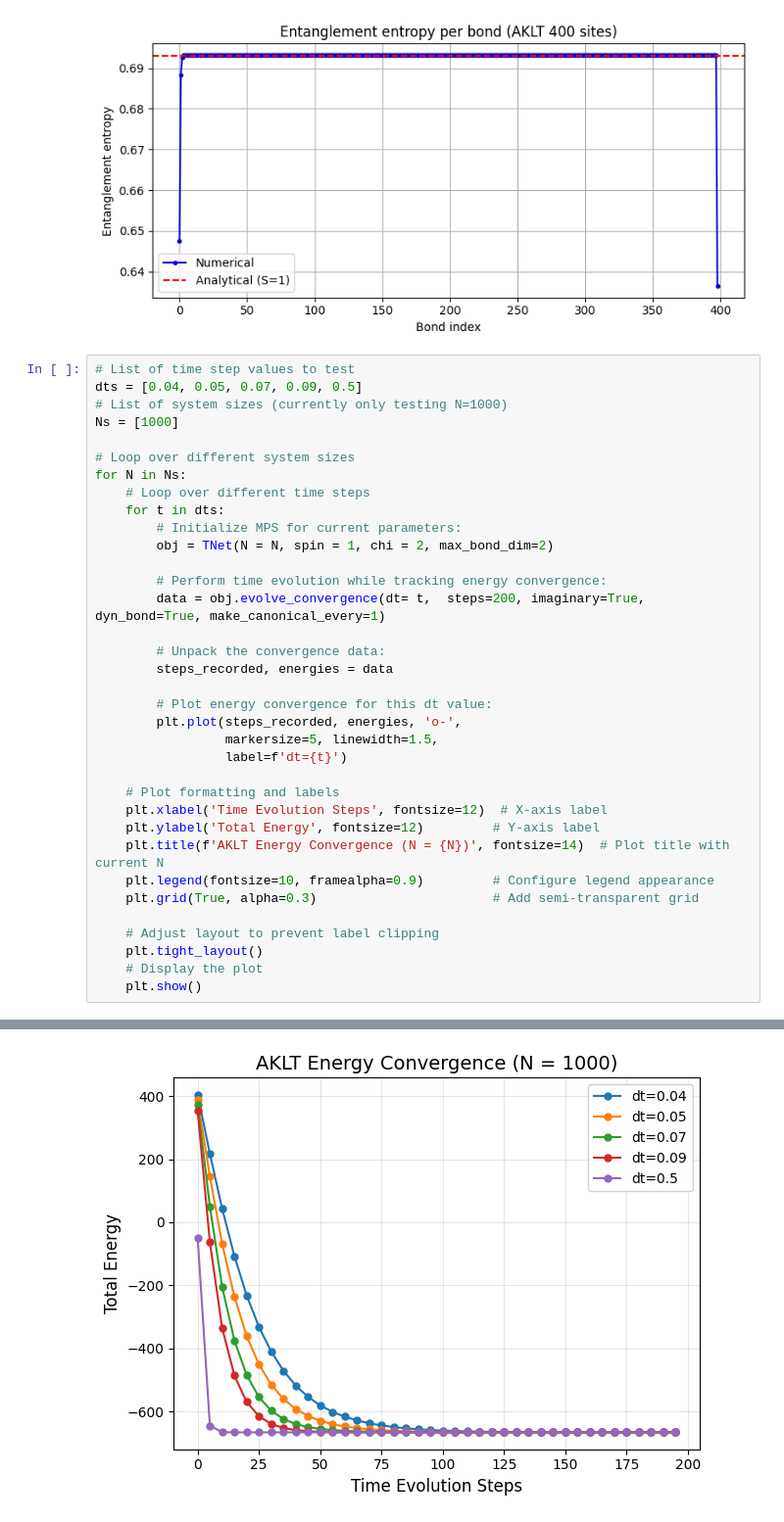
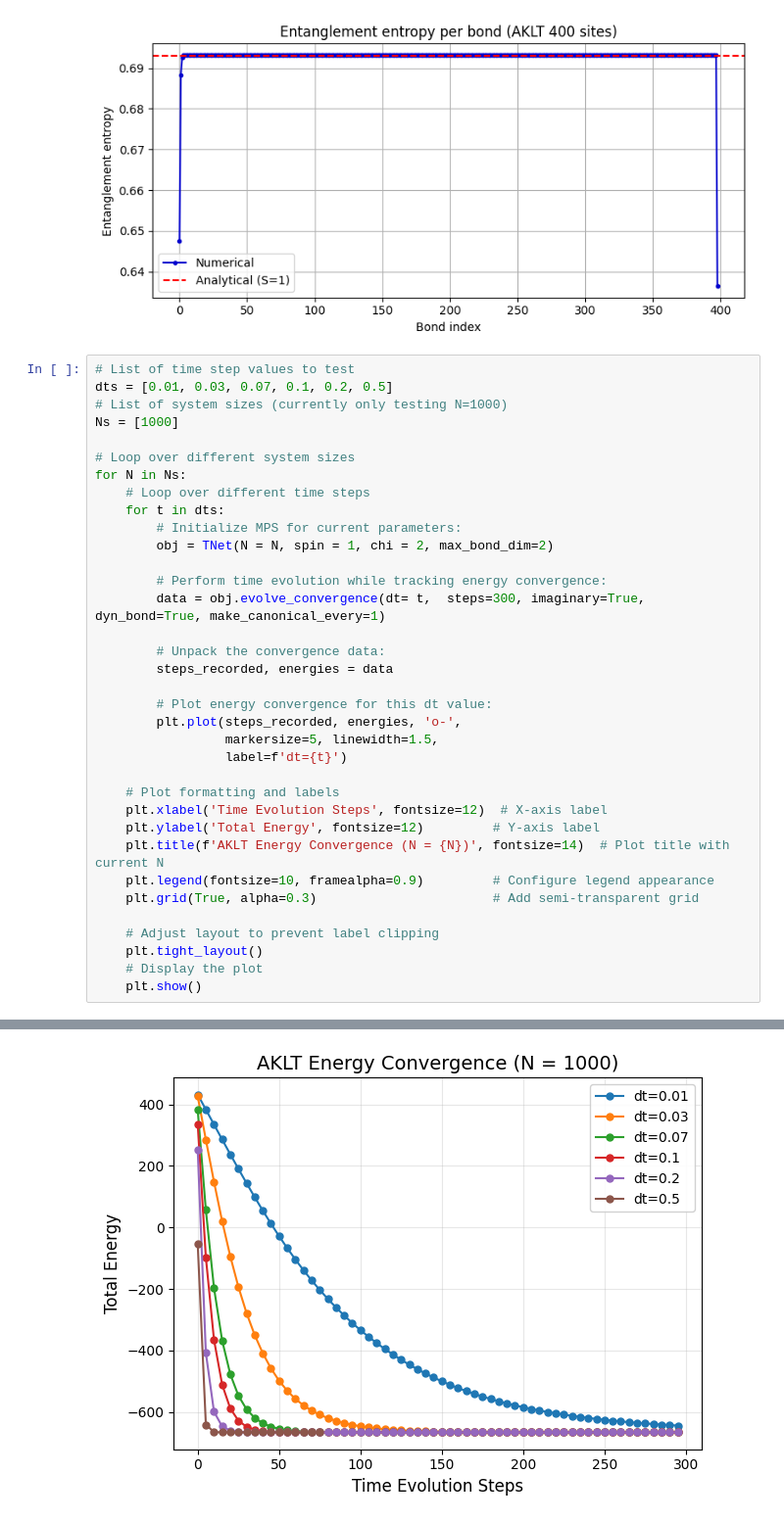
Before and after one commit to KiamehrJavid/QIC_FinProj, a Jupyter notebook: TEBD_point3.ipynb, the cells around one changed output, grey strips where cells are left out. Shown at 98% size. Drawn from its saved outputs; the diff is of its cells as text.

```diff
--- a/TEBD_point3.ipynb
+++ b/TEBD_point3.ipynb
@@ -986,7 +988,7 @@ plt.show()
 [figure]
 # %%
 # List of time step values to test
-dts = [0.04, 0.05, 0.07, 0.09, 0.5]
+dts = [0.01, 0.03, 0.07, 0.1, 0.2, 0.5]
 # List of system sizes (currently only testing N=1000)
 Ns = [1000]
 
@@ -998,7 +1000,7 @@ for N in Ns:
         obj = TNet(N = N, spin = 1, chi = 2, max_bond_dim=2)
 
         # Perform time evolution while tracking energy convergence:
-        data = obj.evolve_convergence(dt= t,  steps=200, imaginary=True, dyn_bond=True, make_canonical_every=1)
+        data = obj.evolve_convergence(dt= t,  steps=300, imaginary=True, dyn_bond=True, make_canonical_every=1)
 
         # Unpack the convergence data:
         steps_recorded, energies = data
@@ -1040,4 +1026,4 @@ Increas
-[figure, old version]
+[figure, new version]
 # %%
 Llist = np.logspace(np.log10(4), np.log10(150), 5, dtype=int)
 CHIlist = np.logspace(np.log10(4), np.log10(150), 5, dtype=int)
```
Also changed, not shown: parts of 5 cells of this notebook, 10 other files.
